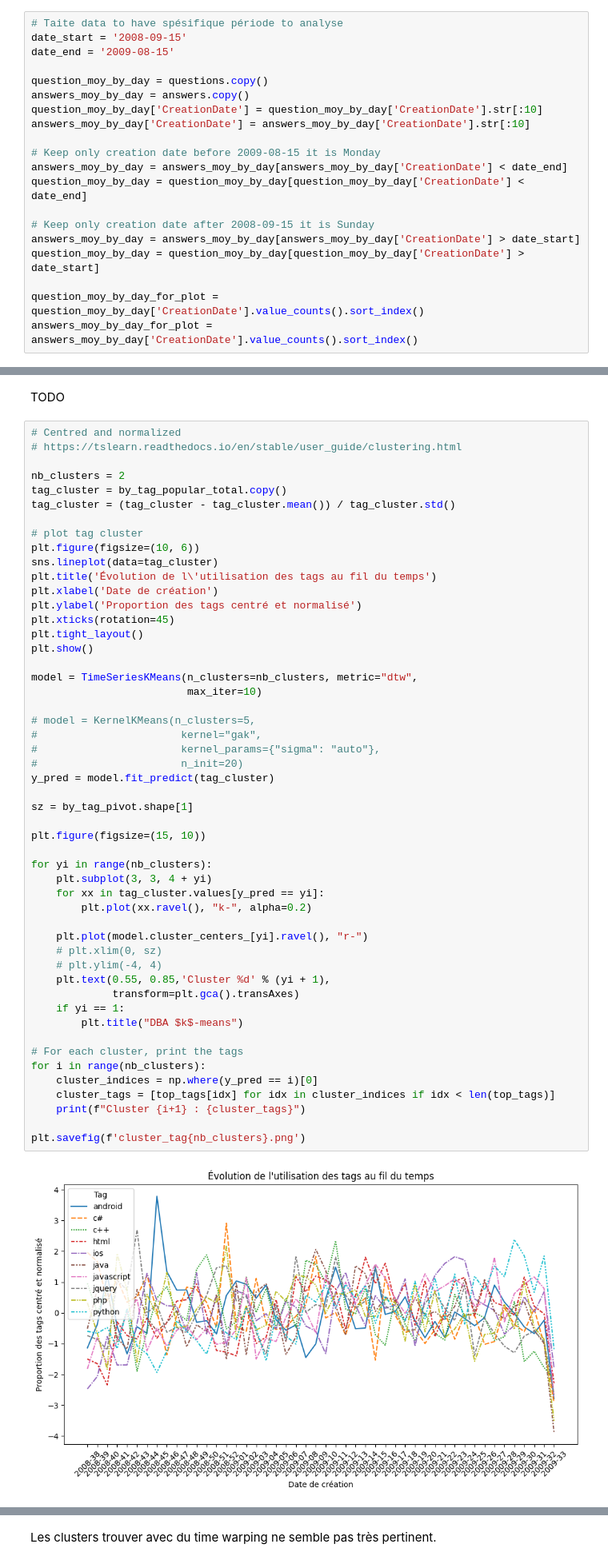
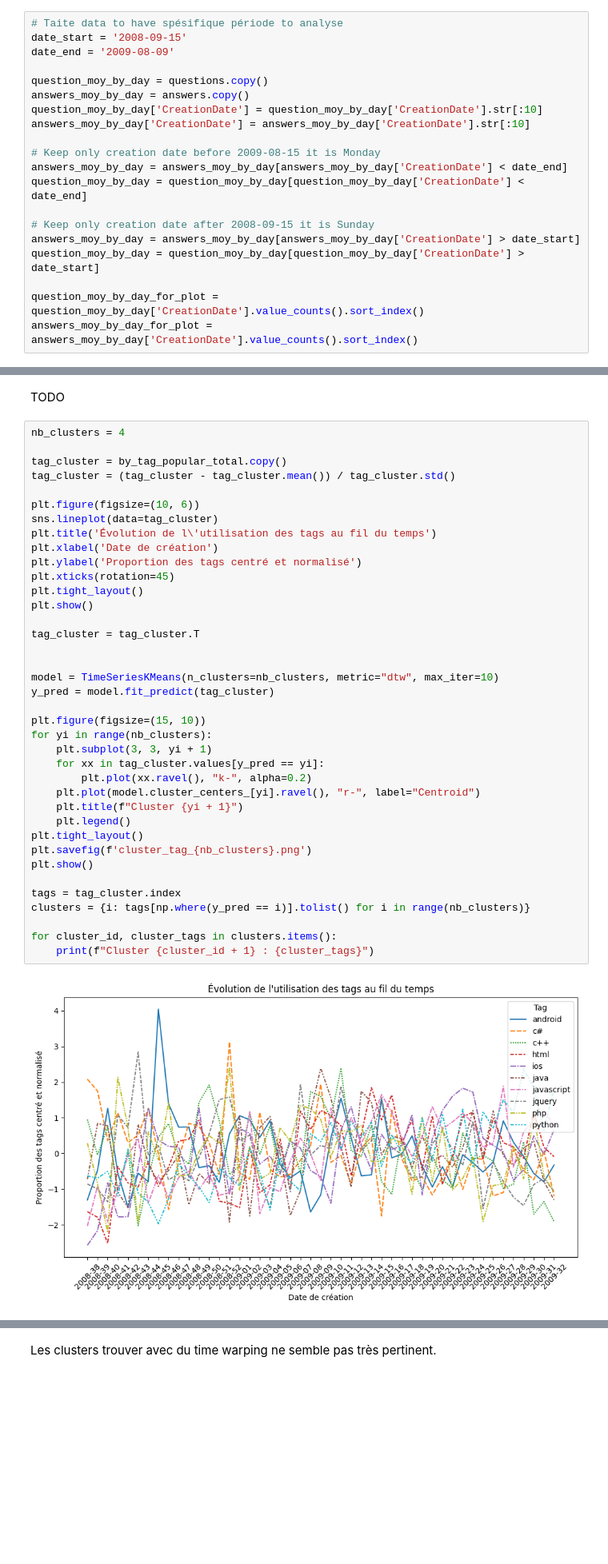
Before and after one commit to valentincuzin/StackOverflow_analyse, a Jupyter notebook: analyse_temporel.ipynb, the cells around one changed output, grey strips where cells are left out. Shown at 80% size. Drawn from its saved outputs; the diff is of its cells as text; blank space fills up the shorter version.

Commit message:
modifié :         FirstAnalysePlot.ipynb 	modifié :         analyse_temporel.ipynb 	modifié :         pf_et_graph.ipynb

```diff
--- a/analyse_temporel.ipynb
+++ b/analyse_temporel.ipynb
@@ -58,7 +58,7 @@ questions_top['CreationDate'] = questions_top['CreationDate'].dt.date
 # %%
 # Taite data to have spésifique période to analyse
 date_start = '2008-09-15'
-date_end = '2009-08-15'
+date_end = '2009-08-09'
 
 question_moy_by_day = questions.copy()
 answers_moy_by_day = answers.copy()
@@ -415,55 +414,42 @@ for tag1 in top_tags:
 # %% [markdown]
 TODO
 # %%
-# Centred and normalized
-# https://tslearn.readthedocs.io/en/stable/user_guide/clustering.html
+nb_clusters = 4
 
-nb_clusters = 2
 tag_cluster = by_tag_popular_total.copy()
 tag_cluster = (tag_cluster - tag_cluster.mean()) / tag_cluster.std()
 
-# plot tag cluster
 plt.figure(figsize=(10, 6))
 sns.lineplot(data=tag_cluster)
 plt.title('Évolution de l\'utilisation des tags au fil du temps')
 plt.xlabel('Date de création')
 plt.ylabel('Proportion des tags centré et normalisé')
 plt.xticks(rotation=45)
 plt.tight_layout()
 plt.show()
 
-model = TimeSeriesKMeans(n_clusters=nb_clusters, metric="dtw",
-                         max_iter=10)
+tag_cluster = tag_cluster.T
 
-# model = KernelKMeans(n_clusters=5,
-#                       kernel="gak",
-#                       kernel_params={"sigma": "auto"},
-#                       n_init=20)
+
+model = TimeSeriesKMeans(n_clusters=nb_clusters, metric="dtw", max_iter=10)
 y_pred = model.fit_predict(tag_cluster)
 
-sz = by_tag_pivot.shape[1]
-
 plt.figure(figsize=(15, 10))
-
 for yi in range(nb_clusters):
-    plt.subplot(3, 3, 4 + yi)
+    plt.subplot(3, 3, yi + 1)
     for xx in tag_cluster.values[y_pred == yi]:
         plt.plot(xx.ravel(), "k-", alpha=0.2)
+    plt.plot(model.cluster_centers_[yi].ravel(), "r-", label="Centroid")
+    plt.title(f"Cluster {yi + 1}")
+    plt.legend()
+plt.tight_layout()
+plt.savefig(f'cluster_tag_{nb_clusters}.png')
+plt.show()
 
-    plt.plot(model.cluster_centers_[yi].ravel(), "r-")
-    # plt.xlim(0, sz)
-    # plt.ylim(-4, 4)
-    plt.text(0.55, 0.85,'Cluster %d' % (yi + 1),
-             transform=plt.gca().transAxes)
-    if yi == 1:
-        plt.title("DBA $k$-means")
+tags = tag_cluster.index
+clusters = {i: tags[np.where(y_pred == i)].tolist() for i in range(nb_clusters)}
 
-# For each cluster, print the tags
-for i in range(nb_clusters):
-    cluster_indices = np.where(y_pred == i)[0]
-    cluster_tags = [top_tags[idx] for idx in cluster_indices if idx < len(top_tags)]
-    print(f"Cluster {i+1} : {cluster_tags}")
-
-plt.savefig(f'cluster_tag{nb_clusters}.png')
+for cluster_id, cluster_tags in clusters.items():
+    print(f"Cluster {cluster_id + 1} : {cluster_tags}")
 # %% [output]
-[figure, old version]
+[figure, new version]
```
Also changed, not shown: parts of 8 cells of this notebook, 1 other file.
